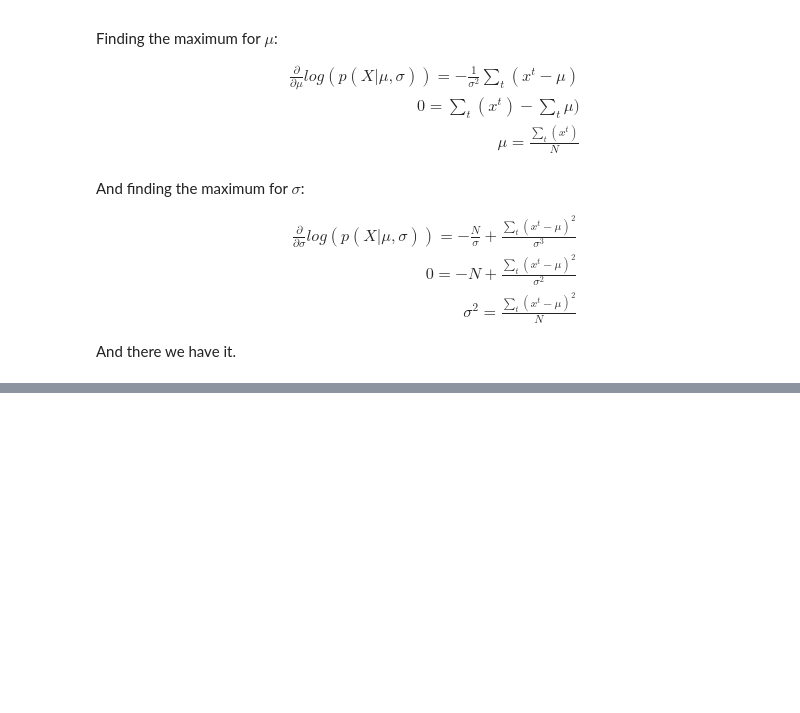
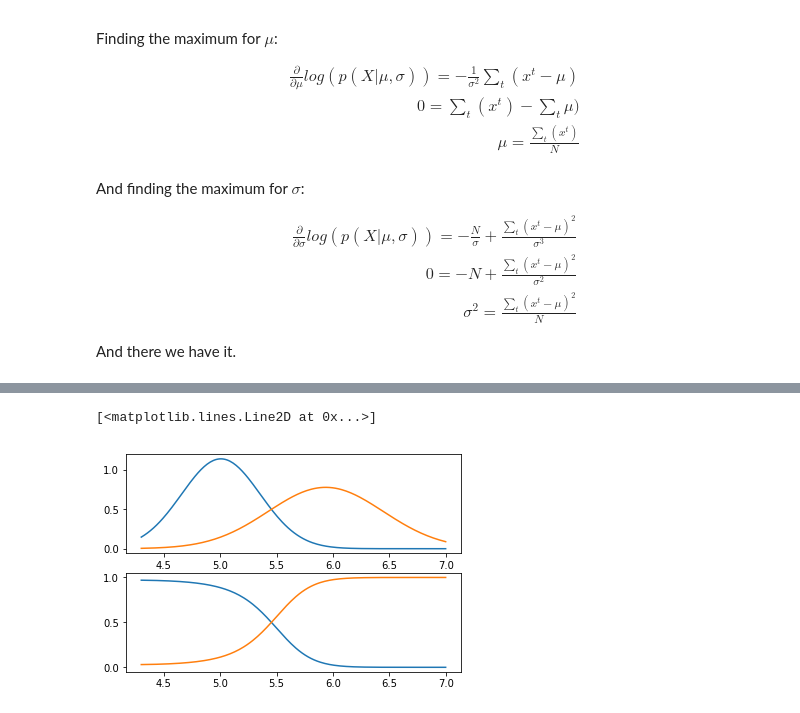
Before and after one commit to Aiden0/machine_learning, a Jupyter notebook: Machine Learning Notebook/1_Classification.ipynb, the cells around one changed output, grey strips where cells are left out. Saved outputs shown, nothing was run; the diff lists cells and outputs as text; code cells hidden in the pictures; blank space fills up the shorter version.

```diff
--- a/Machine Learning Notebook/1_Classification.ipynb
+++ b/Machine Learning Notebook/1_Classification.ipynb
@@ -157,0 +176,22 @@ Now to determine the posteriors, having same priors, the priors cancel out and
+# %%
+##Using scipy###
+from scipy.stats import norm
+#determine variance and mean
+F1 = norm.fit(X[Y==0])
+F2 = norm.fit(X[Y==1])
+#Find likehoods P(x|Ci), using determined
+#mean and variance
+P1 = norm.pdf(x,loc = F1[0],scale = F1[1])
+P2 = norm.pdf(x,loc = F2[0],scale = F2[1])
+
+#plot liklehood and posteriors
+plt.subplot(211)
+plt.plot(x,P1)
+plt.plot(x,P2)
+plt.subplot(212)
+#plot posteriors P(Ci|x)
+plt.plot(x,P1/(P1+P2))
+plt.plot(x,P2/(P1+P2))
+# %% [output]
+[<matplotlib.lines.Line2D at 0x...>]
+[figure, added]
```
Also changed, not shown: parts of 13 cells of this notebook.
